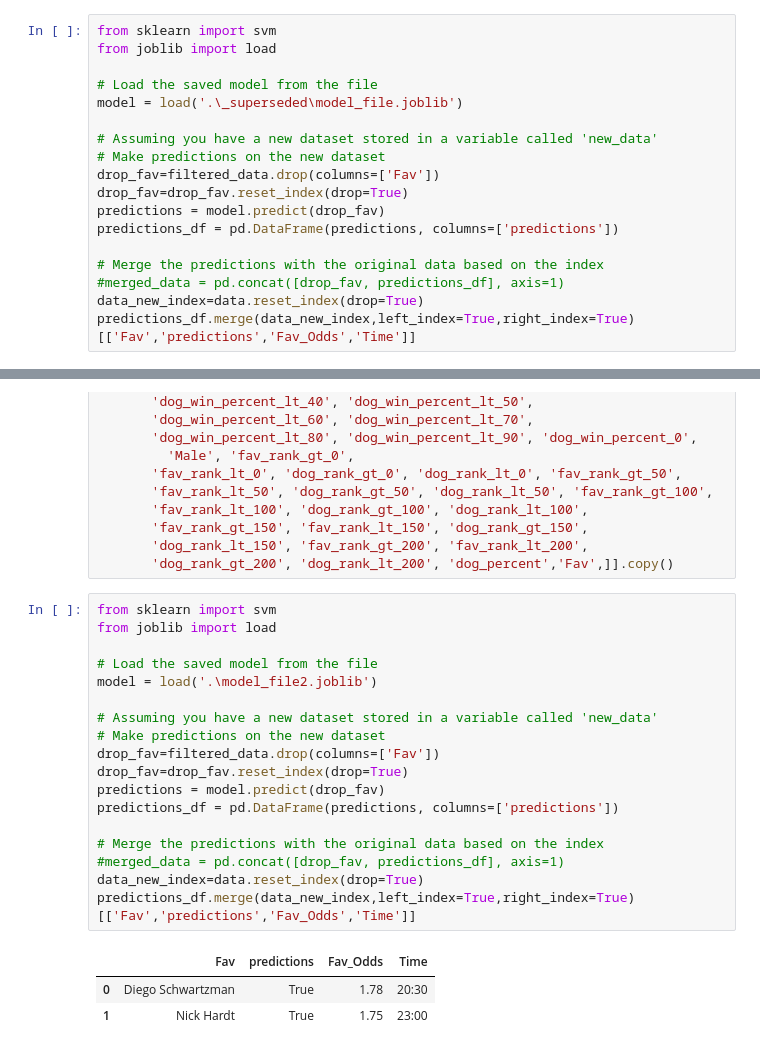
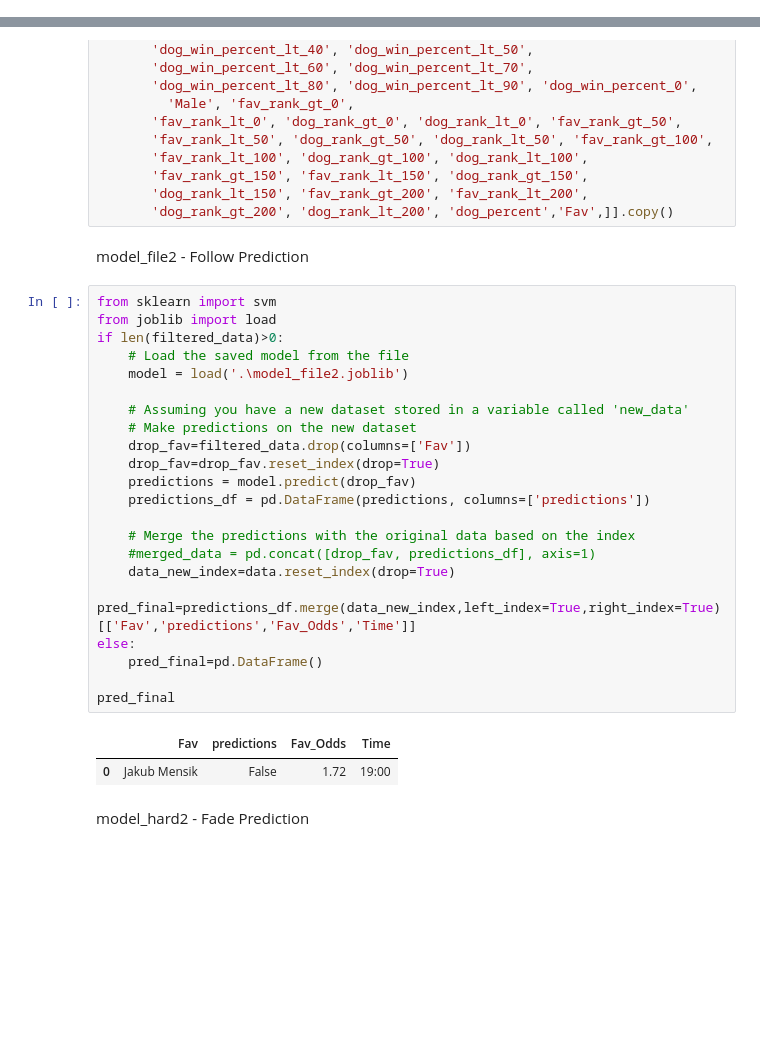
Before and after one commit to Witwolski/tennis_atp, a Jupyter notebook: ranking_analysis_new.ipynb, the cells around one changed output, grey strips where cells are left out. Drawn from its saved outputs; the diff is of its cells as text; blank space fills up the shorter version.

```diff
--- a/ranking_analysis_new.ipynb
+++ b/ranking_analysis_new.ipynb
@@ -479,18 +526,0 @@ filtered_data=data[['dog_win_percent_grt_20',
-# %%
-from sklearn import svm
-from joblib import load
-
-# Load the saved model from the file
-model = load('.\_superseded\model_file.joblib')
-
-# Assuming you have a new dataset stored in a variable called 'new_data'
-# Make predictions on the new dataset
-drop_fav=filtered_data.drop(columns=['Fav'])
-drop_fav=drop_fav.reset_index(drop=True)
-predictions = model.predict(drop_fav)
-predictions_df = pd.DataFrame(predictions, columns=['predictions'])
-
-# Merge the predictions with the original data based on the index
-#merged_data = pd.concat([drop_fav, predictions_df], axis=1)
-data_new_index=data.reset_index(drop=True)
-predictions_df.merge(data_new_index,left_index=True,right_index=True)[['Fav','predictions','Fav_Odds','Time']]
@@ -630,28 +656,35 @@ filtered_data=data[['fav_win_percent_grt_10', 'fav_win_percent_grt_20',
        'fav_rank_gt_150', 'fav_rank_lt_150', 'dog_rank_gt_150',
        'dog_rank_lt_150', 'fav_rank_gt_200', 'fav_rank_lt_200',
        'dog_rank_gt_200', 'dog_rank_lt_200', 'dog_percent','Fav',]].copy()
+# %% [markdown]
+model_file2 - Follow Prediction
 # %%
 from sklearn import svm
 from joblib import load
+if len(filtered_data)>0:
+    # Load the saved model from the file
+    model = load('.\model_file2.joblib')
 
-# Load the saved model from the file
-model = load('.\model_file2.joblib')
+    # Assuming you have a new dataset stored in a variable called 'new_data'
+    # Make predictions on the new dataset
+    drop_fav=filtered_data.drop(columns=['Fav'])
+    drop_fav=drop_fav.reset_index(drop=True)
+    predictions = model.predict(drop_fav)
+    predictions_df = pd.DataFrame(predictions, columns=['predictions'])
 
-# Assuming you have a new dataset stored in a variable called 'new_data'
-# Make predictions on the new dataset
-drop_fav=filtered_data.drop(columns=['Fav'])
-drop_fav=drop_fav.reset_index(drop=True)
-predictions = model.predict(drop_fav)
-predictions_df = pd.DataFrame(predictions, columns=['predictions'])
+    # Merge the predictions with the original data based on the index
+    #merged_data = pd.concat([drop_fav, predictions_df], axis=1)
+    data_new_index=data.reset_index(drop=True)
+    pred_final=predictions_df.merge(data_new_index,left_index=True,right_index=True)[['Fav','predictions','Fav_Odds','Time']]
+else:
+    pred_final=pd.DataFrame()
 
-# Merge the predictions with the original data based on the index
-#merged_data = pd.concat([drop_fav, predictions_df], axis=1)
-data_new_index=data.reset_index(drop=True)
-predictions_df.merge(data_new_index,left_index=True,right_index=True)[['Fav','predictions','Fav_Odds','Time']]
+pred_final
 # %% [output]
 |  | Fav | predictions | Fav_Odds | Time |
-| 0 | Diego Schwartzman | True | 1.78 | 20:30 |
-| 1 | Nick Hardt | True | 1.75 | 23:00 |
+| 0 | Jakub Mensik | False | 1.72 | 19:00 |
+# %% [markdown]
+model_hard2 - Fade Prediction
 # %%
 data=final_hard
 data['fav_win_percent_grt_10'] = data['fav_percent'] > 0.1
```
Also changed, not shown: parts of 24 cells of this notebook, 16 other files.
